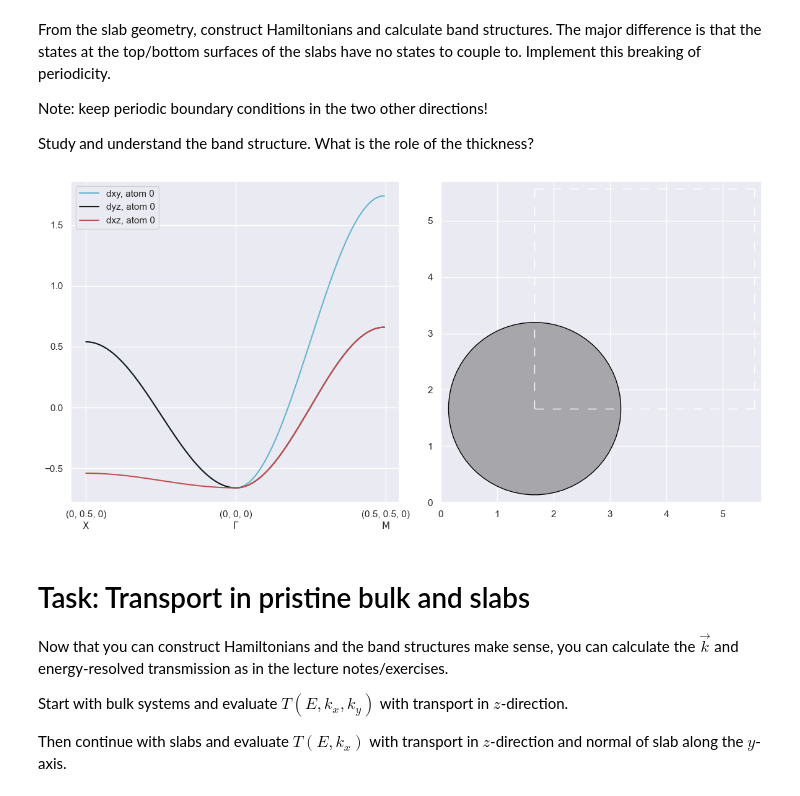
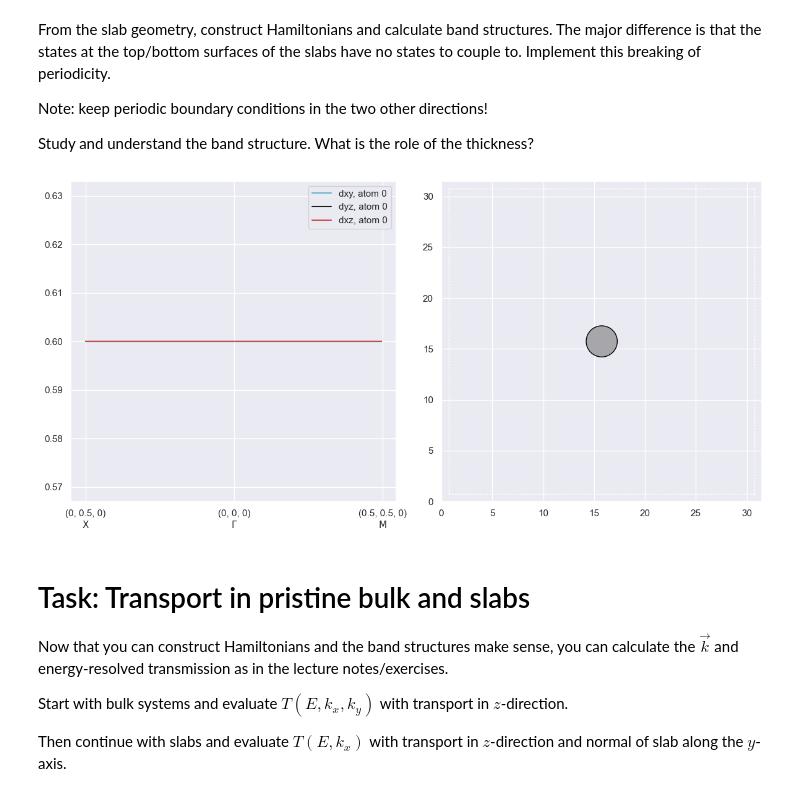
Before and after one commit to BastianValhoj/10325, a Jupyter notebook: project/project2_v2.ipynb, the cells around one changed output. Saved outputs shown, nothing was run; the diff lists cells and outputs as text; code cells hidden in the pictures.

```diff
--- a/project/project2_v2.ipynb
+++ b/project/project2_v2.ipynb
@@ -294,38 +294,39 @@ kpoints = 101 # number of k value to use
 tmp1 = np.linspace(X, G, endpoint=False, num=kpoints) # from X -> G (excluding G to avoid double counting) : ndarray of shape (kpoints, 3)
 tmp2 = np.linspace(G, M, num=kpoints) # from G -> M : ndarray of shape (kpoints, 3)
 k_vec = np.concatenate((tmp1, tmp2), axis=0) # combine path X -> G -> M : ndarray of shape (2*kpoints, 3)
 
 # system to investigate
 thickness = 1 # number of atoms to use
 test = read("oxide.xyz") # read backup file
 test = test.repeat((1,thickness, 1)) # repeat in y direction. Thickness allows the atoms not on the edge to be periodic. Combine with vacuum below to break edge periodicity
 
-# Break PBC
-# test.center(vacuum=15, axis=0) # add vacuum along x to break PBC along x-axis.
-# test.center(vacuum=15, axis=1) # add vacuum along y to break PBC along y-axis.
-# test.center(vacuum=15, axis=2) # add vacuum along z to break PBC along z-axis.
+### Break PBC in a direction by setting vacuum "length" (Angstrom, Å) in the direction
+## Using all three completely isolates the atom, and therefore no periodicity or movement of the elctron allowed
+test.center(vacuum=15, axis=0) # add vacuum along x to break PBC along x-axis.
+test.center(vacuum=15, axis=1) # add vacuum along y to break PBC along y-axis.
+test.center(vacuum=15, axis=2) # add vacuum along z to break PBC along z-axis.
 
 
 fig, axes = plt.subplots(1,2, figsize=(12,6))
 plot_atoms(test, ax=axes[1]) # plot atoms on the right
 l_style=["-", "--", ":", "-.", "-", "--"] # must have entries according to number of atoms
 colors = ["c", "k", "r"] # number of orbitals
 
 for idx, orb in enumerate(["dxy", "dyz", "dxz"]): # iterate orbitals
     eigs = PBC_bandstructure(test, k_vec, orb) # compute eigenvalues for orbital
     for i, eig in enumerate(eigs.T):        # iterate each atom for said orbital
         axes[0].plot(eig, label=orb + f", atom {i}", color=colors[idx], linestyle=l_style[i])
 
 
 # legend and labels
 axes[0].legend()
 axes[0].set(xticks=(0, len(eig)//2, len(eig)),
        xticklabels=[f"{X}\n"+r"$\mathrm{X}$", f"{G}\n"+r"$\Gamma$", f"{M}\n"+r"$\mathrm{M}$"])
 
 # figure restraint -- for a neat finish
 fig.tight_layout()
 # %% [output]
-[figure, old version]
+[figure, new version]
 # %% [markdown]
 # Task: Transport in pristine bulk and slabs
 
```
